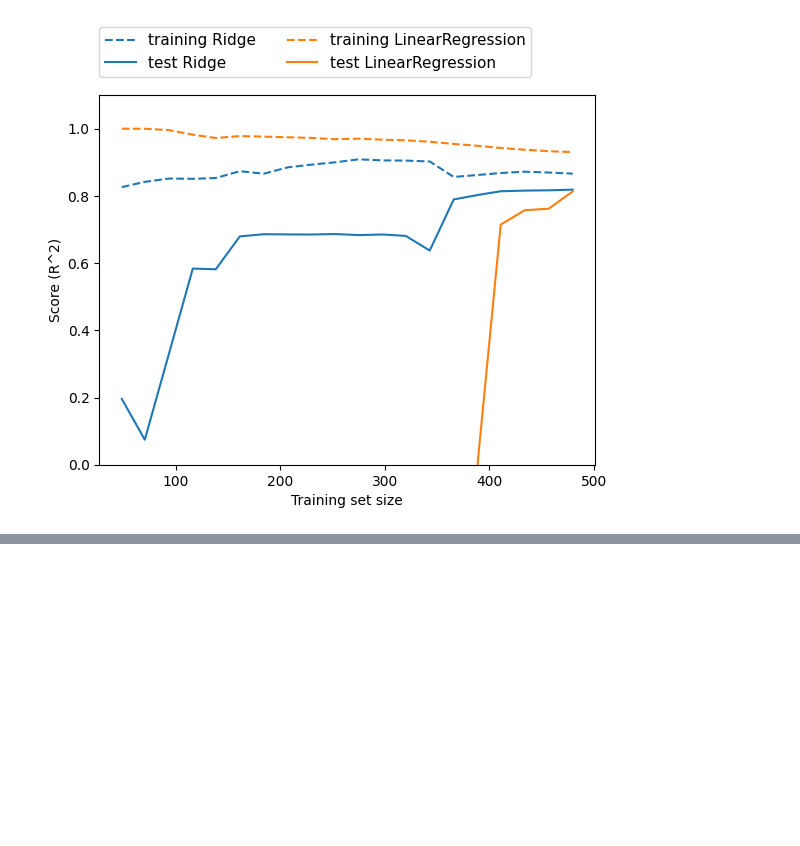
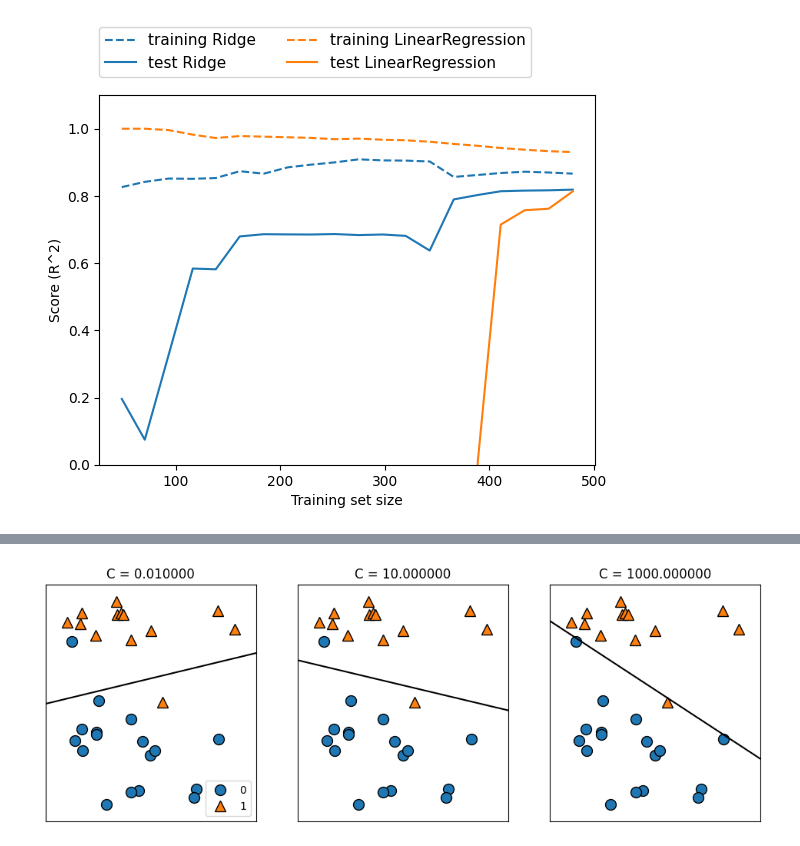
Before and after one commit to DanielCadavid/InteligenciaArtificial, a Jupyter notebook: aprendizajesupervisado.ipynb, the cells around one changed output, grey strips where cells are left out. Saved outputs shown, nothing was run; the diff lists cells and outputs as text; code cells hidden in the pictures; blank space fills up the shorter version.

```diff
--- a/aprendizajesupervisado.ipynb
+++ b/aprendizajesupervisado.ipynb
@@ -111,0 +134,4 @@ mglearn.plots.plot_ridge_n_samples()
+# %%
+mglearn.plots.plot_linear_svc_regularization()
+# %% [output]
+[figure, added]
```
Also changed, not shown: parts of 12 cells of this notebook.
